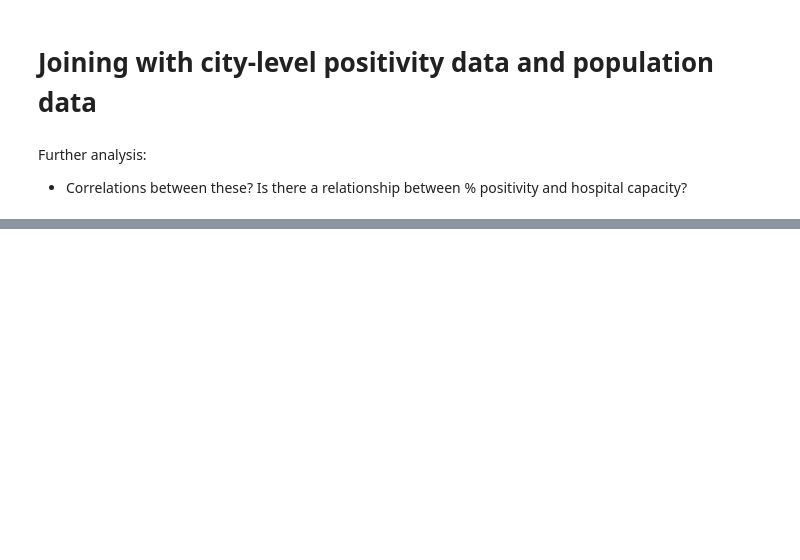
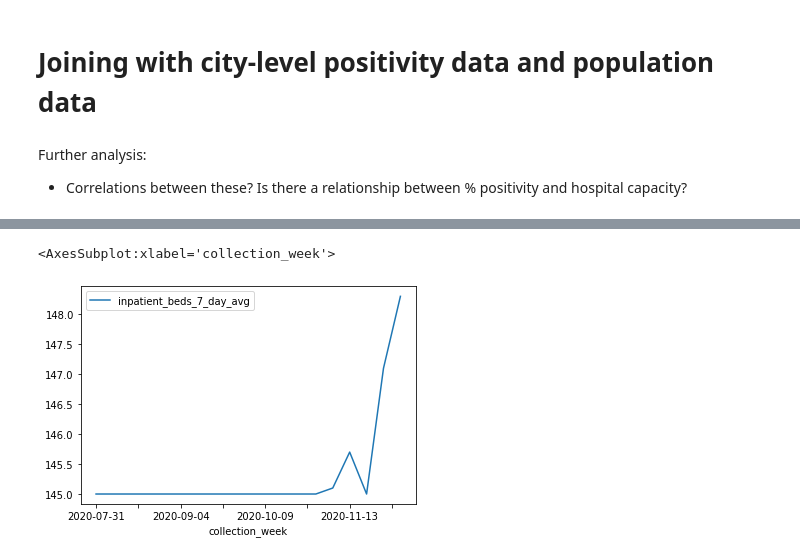
Before and after one commit to kpananjady/Hospital_capacity, a Jupyter notebook: Hospital Capacity - Facility Level.ipynb, the cells around one changed output, grey strips where cells are left out. Drawn from its saved outputs; the diff is of its cells as text; code cells hidden in the pictures; blank space fills up the shorter version.

```diff
--- a/Hospital Capacity - Facility Level.ipynb
+++ b/Hospital Capacity - Facility Level.ipynb
@@ -252,0 +288,7 @@ df_covid_by_hosp.merge(df_pop_pos, left_on='city', right_on='town')
+# %%
+df_mary = df_ct[df_ct['hospital_name'].str.contains(r'MARY')]
+# %%
+df_mary.sort_values(by='collection_week').plot(x='collection_week',y='inpatient_beds_7_day_avg')
+# %% [output]
+<AxesSubplot:xlabel='collection_week'>
+[figure, added]
```
Also changed, not shown: parts of 20 cells of this notebook, 1 other file.
